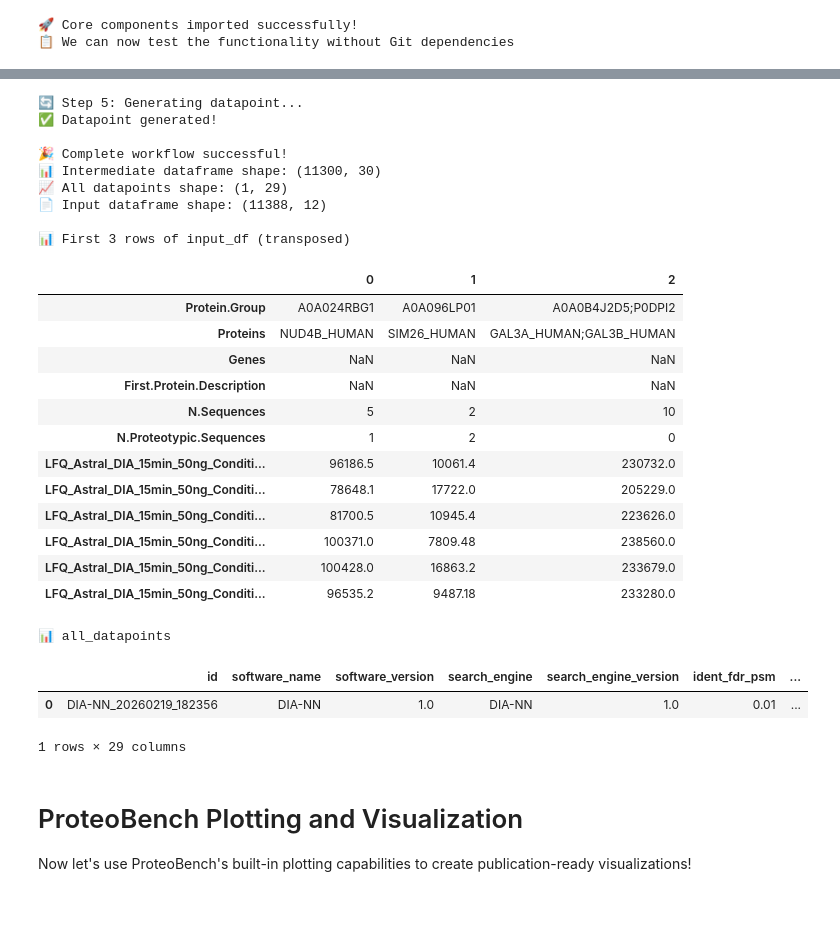
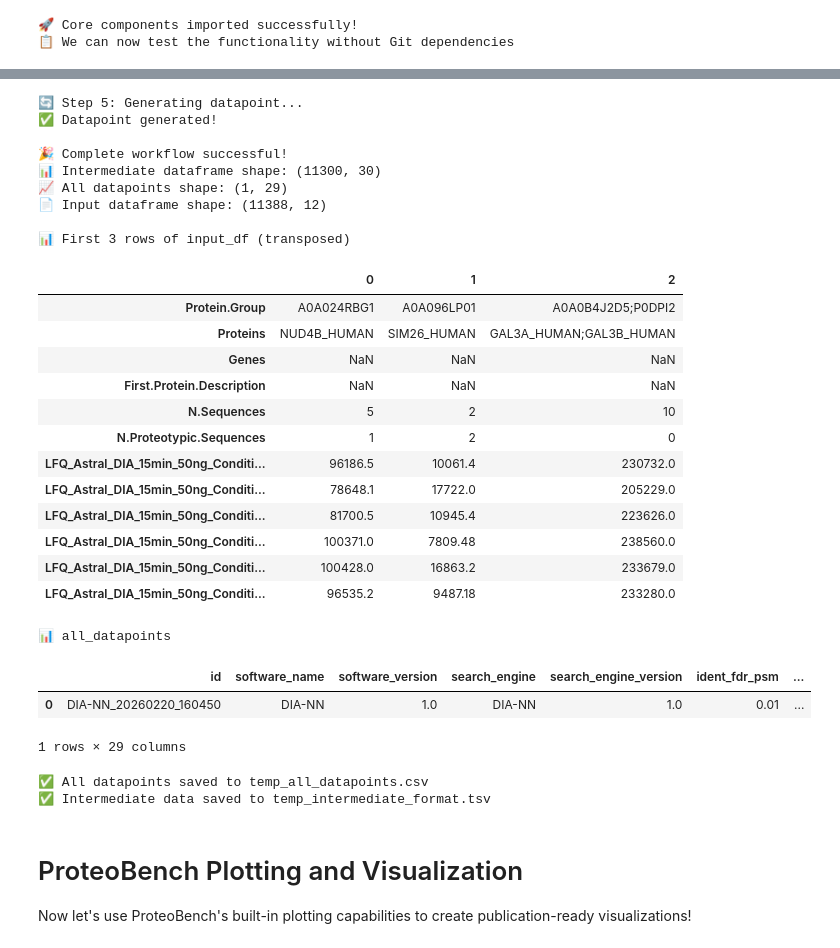
Before and after one commit to Proteobench/ProteoBench, a Jupyter notebook: jupyter_notebooks/dev_tests/test_astral_module_notebook.ipynb, the cells around one changed output, grey strips where cells are left out. Cells and saved outputs as stored; diff of their text form; code cells hidden in the pictures; blank space fills up the shorter version.

```diff
--- a/jupyter_notebooks/dev_tests/test_astral_module_notebook.ipynb
+++ b/jupyter_notebooks/dev_tests/test_astral_module_notebook.ipynb
@@ -106,9 +130,15 @@ try:
     display(input_df.head(3).T)  # Transpose to show columns as rows
 
     print("\n🔄 Step 2: Setting up parse settings...")
-    # You'll need to specify the correct parse settings directory for your module
-    parse_settings_dir = "proteobench/io/parsing/io_parse_settings/Quant/lfq/DIA/proteingroup/Astral"
+    # Import the constants to get the correct parse settings directory
+    import os
+    from proteobench.modules.constants import MODULE_SETTINGS_DIRS
+
     module_id = "quant_lfq_DIA_proteingroup_Astral"
+    parse_settings_dir = MODULE_SETTINGS_DIRS[module_id]
+
+    print(f"📂 Parse settings directory: {parse_settings_dir}")
+    print(f"📂 Directory exists: {os.path.exists(parse_settings_dir)}")
 
     # Try to create parse settings
     parse_settings_builder = ParseSettingsBuilder(
@@ -124,6 +154,10 @@ try:
     ## Display the first few rows of the standard format
     print("\n📊 First 3 rows of standard format (transposed):")
     display(standard_format.head(3).T)  # Transpose to show columns as rows
+    ## save the standard format to a temporary file to check it
+    temp_standard_format_path = "temp_standard_format.tsv"
+    standard_format.to_csv(temp_standard_format_path, sep="\t", index=False)
+    print(f"✅ Standard format saved to {temp_standard_format_path}")
 
 except Exception as e:
     print(f"❌ Workflow failed at some step: {e}")
@@ -186,6 +223,10 @@ try:
     ## Display the first few rows of the intermediate dataframe
     print("\n📊 First 3 rows of intermediate dataframe (transposed):")
     display(intermediate_df.head(3).T)  # Transpose to show columns as rows
+    ## save the intermediate format to a temporary file to check it
+    temp_intermediate_format_path = "temp_intermediate_format.tsv"
+    intermediate_df.to_csv(temp_intermediate_format_path, sep="\t", index=False)
+    print(f"✅ Intermediate format saved to {temp_intermediate_format_path}")
 
 except Exception as e:
     print(f"❌ Workflow failed at some step: {e}")
@@ -218,7 +260,7 @@ try:
 
     print("\n🔄 Step 5: Generating datapoint...")
     current_datapoint = QuantDatapointHYE.generate_datapoint(
-        intermediate_df, input_format, user_input, default_cutoff_min_prec=3
+        intermediate_df, input_format, user_input, default_cutoff_min_feature=3
     )
     print("✅ Datapoint generated!")
 
@@ -236,37 +278,50 @@ try:
     print("\n📊 all_datapoints")
     display(all_datapoints)
 
+    # Save the results for inspection
+    temp_all_datapoints_path = "temp_all_datapoints.csv"
+    all_datapoints.to_csv(temp_all_datapoints_path, index=False)
+    print(f"✅ All datapoints saved to {temp_all_datapoints_path}")
+    # Set all datapoints to old
+    all_datapoints["old_new"] = "old"
+
+    temp_intermediate_format_path = "temp_intermediate_format.tsv"
+    intermediate_df.to_csv(temp_intermediate_format_path, sep="\t", index=False)
+    print(f"✅ Intermediate data saved to {temp_intermediate_format_path}")
+
 except Exception as e:
     print(f"❌ Workflow failed at some step: {e}")
     import traceback
     traceback.print_exc()
 # %% [output]
 🔄 Step 5: Generating datapoint...
 ✅ Datapoint generated!
 
 🎉 Complete workflow successful!
 📊 Intermediate dataframe shape: (11300, 30)
 📈 All datapoints shape: (1, 29)
 📄 Input dataframe shape: (11388, 12)
 
 📊 First 3 rows of input_df (transposed)
 |  | 0 | 1 | 2 |
 | Protein.Group | A0A024RBG1 | A0A096LP01 | A0A0B4J2D5;P0DPI2 |
 | Proteins | NUD4B_HUMAN | SIM26_HUMAN | GAL3A_HUMAN;GAL3B_HUMAN |
 | Genes | NaN | NaN | NaN |
 | First.Protein.Description | NaN | NaN | NaN |
 | N.Sequences | 5 | 2 | 10 |
 | N.Proteotypic.Sequences | 1 | 2 | 0 |
 | LFQ_Astral_DIA_15min_50ng_Conditi... | 96186.5 | 10061.4 | 230732.0 |
 | LFQ_Astral_DIA_15min_50ng_Conditi... | 78648.1 | 17722.0 | 205229.0 |
 | LFQ_Astral_DIA_15min_50ng_Conditi... | 81700.5 | 10945.4 | 223626.0 |
 | LFQ_Astral_DIA_15min_50ng_Conditi... | 100371.0 | 7809.48 | 238560.0 |
 | LFQ_Astral_DIA_15min_50ng_Conditi... | 100428.0 | 16863.2 | 233679.0 |
 | LFQ_Astral_DIA_15min_50ng_Conditi... | 96535.2 | 9487.18 | 233280.0 |
 📊 all_datapoints
 |  | id | software_name | software_version | search_engine | search_engine_version | ident_fdr_psm | ... |
-| 0 | DIA-NN_20260219_182356 | DIA-NN | 1.0 | DIA-NN | 1.0 | 0.01 | ... |
+| 0 | DIA-NN_20260220_160450 | DIA-NN | 1.0 | DIA-NN | 1.0 | 0.01 | ... |
 1 rows × 29 columns
+✅ All datapoints saved to temp_all_datapoints.csv
+✅ Intermediate data saved to temp_intermediate_format.tsv
 # %% [markdown]
 # ProteoBench Plotting and Visualization
 
```
Also changed, not shown: parts of 6 cells of this notebook, 14 other files.
